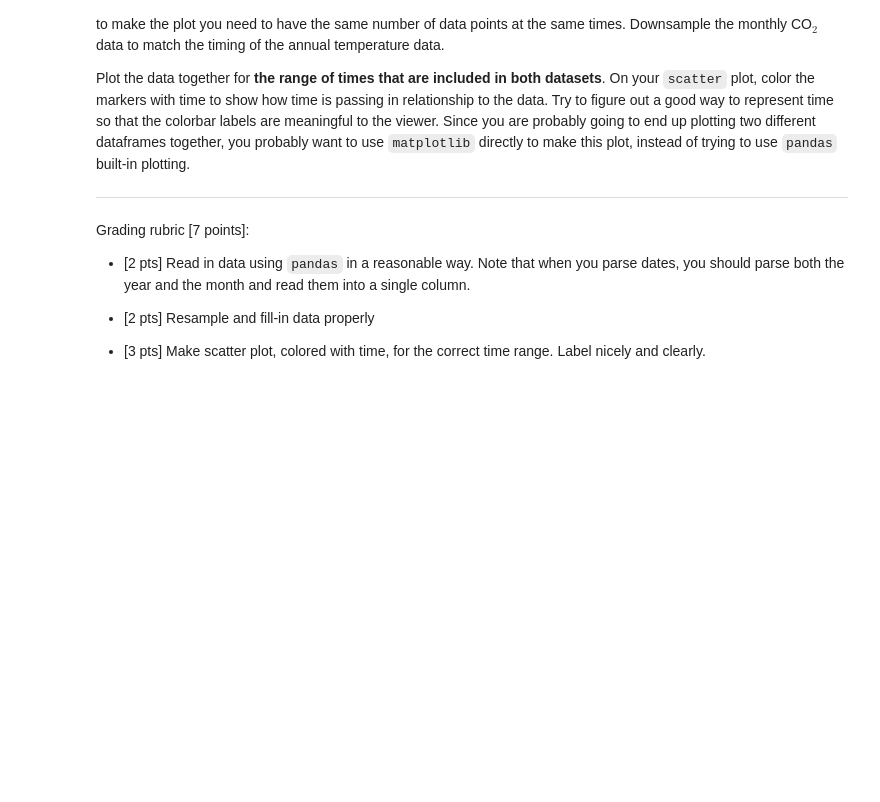
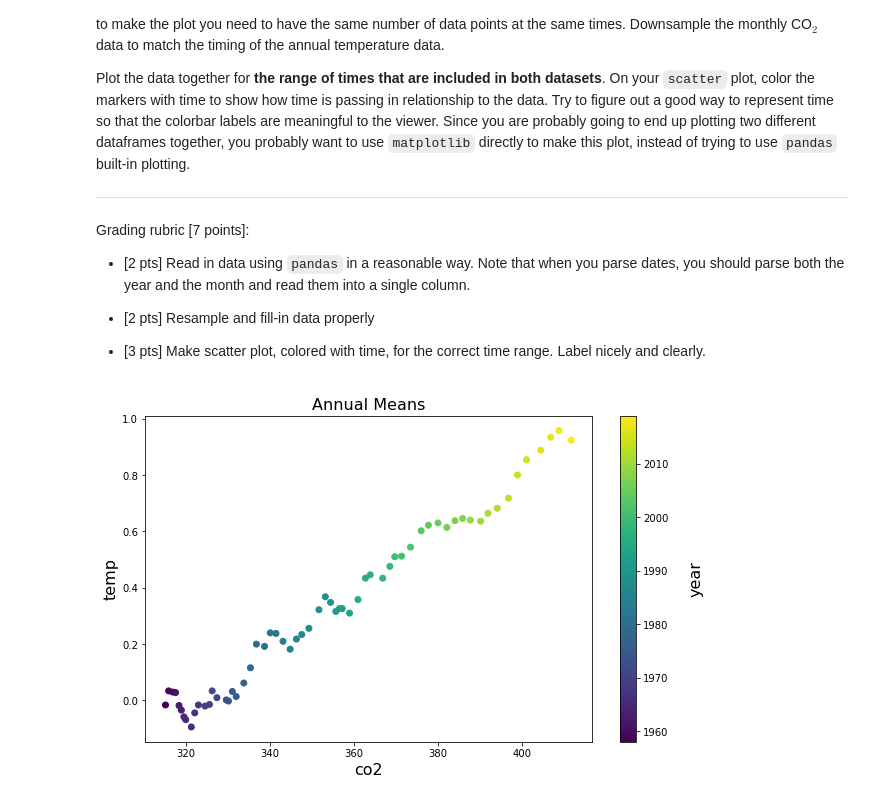
Before and after one commit to stephen6410/Dr.-Zhang-OCNG-469, a Jupyter notebook: hw09.ipynb, the cells around one changed output. Drawn from its saved outputs; the diff is of its cells as text; code cells hidden in the pictures; blank space fills up the shorter version.

```diff
--- a/hw09.ipynb
+++ b/hw09.ipynb
@@ -232,0 +243,25 @@ raise NotImplementedError()
+# %%
+# Part B
+co2 = pd.read_table('co2_mm_mlo.txt', parse_dates=[0], index_col=[0], delim_whitespace=True, skiprows=52)
+co2.columns = ['month', 'dec_date', 'monthly_ave', 'deszn', 'days', 'std_days', 'mon_mean']
+
+ann = co2['monthly_ave'].resample('A').mean()
+
+x = ann
+y = data["Rolling_Avg"].iloc[-64:]
+z = np.arange(1958, 2022)
+
+fig, ax1 = plt.subplots(figsize=(10,6))
+
+mappable1 = ax1.scatter(x, y, c=z, cmap='viridis')
+
+ax1.set_title('Annual Means', fontsize=16)
+ax1.set_xlabel('co2', fontsize=16)
+ax1.set_ylabel('temp', fontsize=16)
+
+cb1 = fig.colorbar(mappable1, ax=ax1, orientation="vertical")
+cb1.set_label('year', fontsize=16, labelpad=20)
+
+#raise NotImplementedError()
+# %% [output]
+[figure, added]
```
Also changed, not shown: parts of 3 cells of this notebook.
